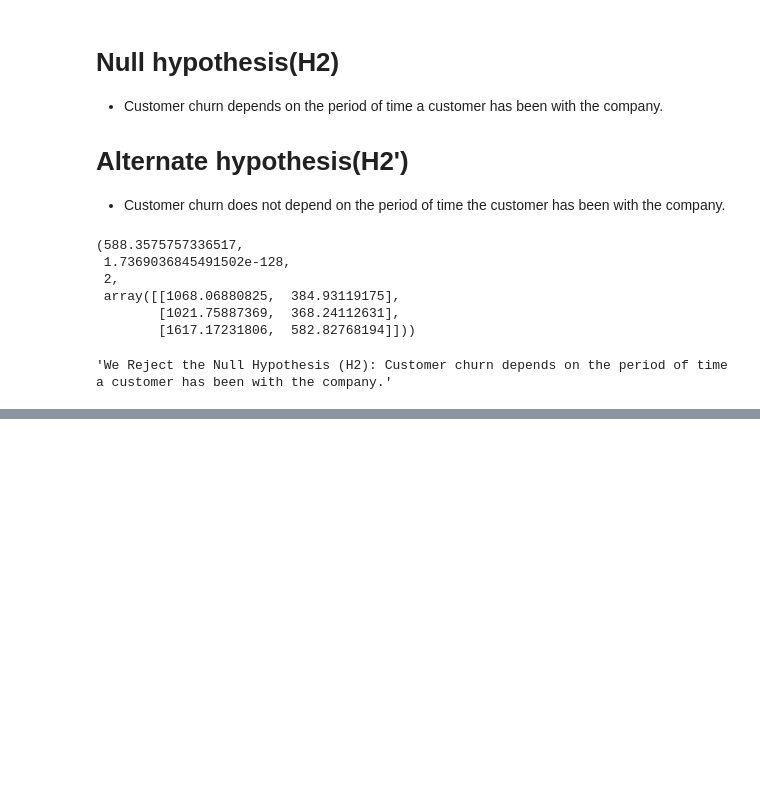
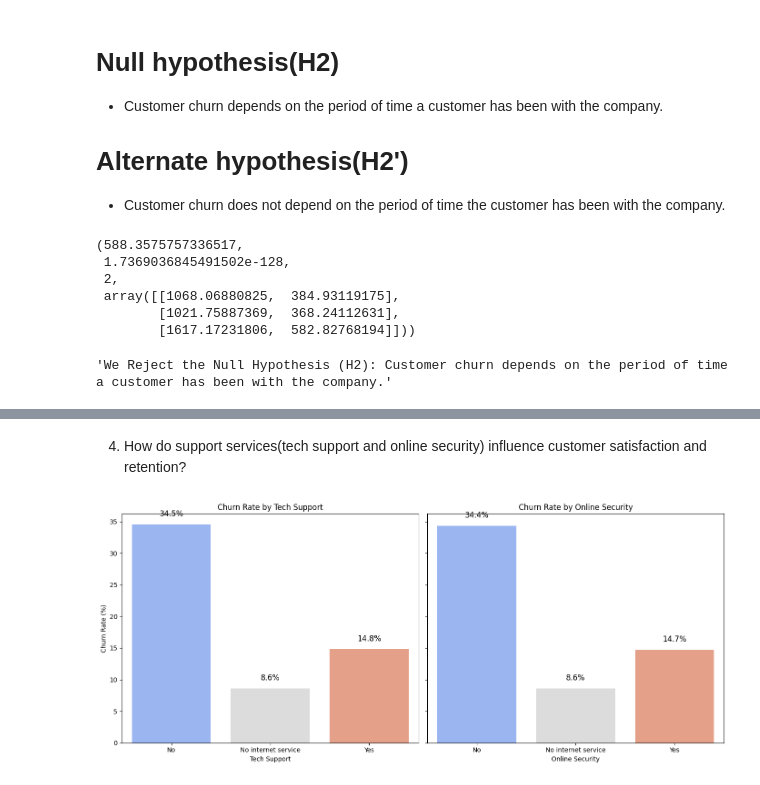
Before and after one commit to Sena-Aku-Agbotse/Customer-Churn-Analysis, a Jupyter notebook: Notebook/main.ipynb, the cells around one changed output, grey strips where cells are left out. Saved outputs shown, nothing was run; the diff lists cells and outputs as text; code cells hidden in the pictures; blank space fills up the shorter version.

```diff
--- a/Notebook/main.ipynb
+++ b/Notebook/main.ipynb
@@ -440,0 +525,36 @@ result
+# %% [markdown]
+4. How do support services(tech support and online security) influence customer satisfaction and retention?
+# %%
+#Churn rates for customers with and without Tech Support
+tech_support_churn = pd.crosstab(train_data['TechSupport'], train_data['Churn'], normalize='index') * 100
+
+# Churn rates for customers with and without Online Security
+online_security_churn = pd.crosstab(train_data['OnlineSecurity'], train_data['Churn'], normalize='index') * 100
+
+
+fig, axes = plt.subplots(1, 2, figsize=(14, 6), sharey=True)
+
+# Plot for Tech Support
+sns.barplot(ax=axes[0], x=tech_support_churn.index,
+            y=tech_support_churn['Yes'], palette='coolwarm')
+axes[0].set_title('Churn Rate by Tech Support')
+axes[0].set_xlabel('Tech Support')
+axes[0].set_ylabel('Churn Rate (%)')
+for index, value in enumerate(tech_support_churn['Yes']):
+    axes[0].text(index, value + 1, f'{value:.1f}%',
+                 ha='center', va='bottom', fontsize=12)
+
+# Plot for Online Security
+sns.barplot(ax=axes[1], x=online_security_churn.index,
+            y=online_security_churn['Yes'], palette='coolwarm')
+axes[1].set_title('Churn Rate by Online Security')
+axes[1].set_xlabel('Online Security')
+axes[1].set_ylabel('')
+for index, value in enumerate(online_security_churn['Yes']):
+    axes[1].text(index, value + 1, f'{value:.1f}%',
+                 ha='center', va='bottom', fontsize=12)
+
+plt.tight_layout()
+plt.show()
+# %% [output]
+[figure, added]
```
Also changed, not shown: parts of 15 cells of this notebook.
